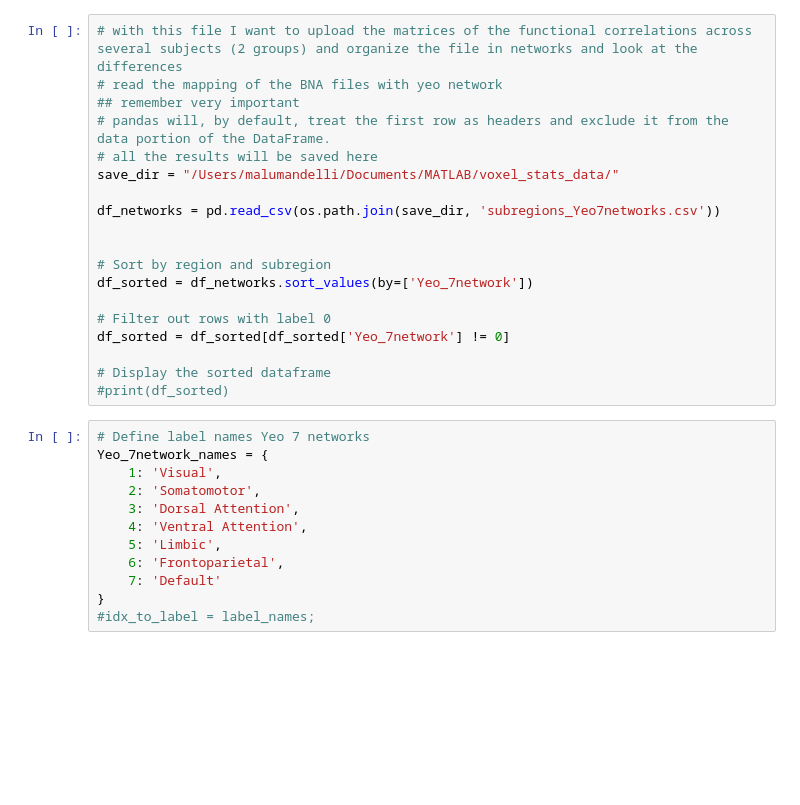
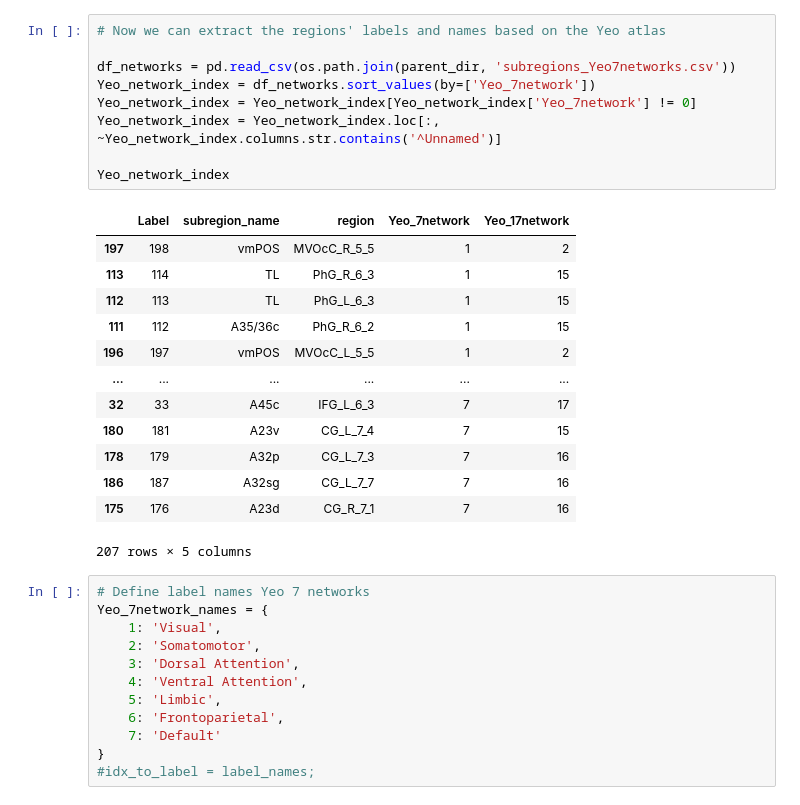
Before and after one commit to janhavi-pillai/connectiviz, a Jupyter notebook: Yeo_functional_networks_plot.ipynb, the cells around one changed output. Cells and saved outputs as stored; diff of their text form; blank space fills up the shorter version.

Commit message:
updated functions

```diff
--- a/Yeo_functional_networks_plot.ipynb
+++ b/Yeo_functional_networks_plot.ipynb
@@ -32,22 +38,26 @@ plotting.plot_roi(
-# %%
-# with this file I want to upload the matrices of the functional correlations across several subjects (2 groups) and organize the file in networks and look at the differences
-# read the mapping of the BNA files with yeo network
-## remember very important
-# pandas will, by default, treat the first row as headers and exclude it from the data portion of the DataFrame.
-# all the results will be saved here
-save_dir = "/Users/malumandelli/Documents/MATLAB/voxel_stats_data/"
-
-df_networks = pd.read_csv(os.path.join(save_dir, 'subregions_Yeo7networks.csv'))
-
-
-# Sort by region and subregion
-df_sorted = df_networks.sort_values(by=['Yeo_7network'])
-
-# Filter out rows with label 0
-df_sorted = df_sorted[df_sorted['Yeo_7network'] != 0]
-
-# Display the sorted dataframe
-#print(df_sorted)
+# %%
+# Now we can extract the regions' labels and names based on the Yeo atlas
+
+df_networks = pd.read_csv(os.path.join(parent_dir, 'subregions_Yeo7networks.csv'))
+Yeo_network_index = df_networks.sort_values(by=['Yeo_7network'])
+Yeo_network_index = Yeo_network_index[Yeo_network_index['Yeo_7network'] != 0]
+Yeo_network_index = Yeo_network_index.loc[:, ~Yeo_network_index.columns.str.contains('^Unnamed')]
+
+Yeo_network_index
+# %% [output]
+|  | Label | subregion_name | region | Yeo_7network | Yeo_17network |
+| 197 | 198 | vmPOS | MVOcC_R_5_5 | 1 | 2 |
+| 113 | 114 | TL | PhG_R_6_3 | 1 | 15 |
+| 112 | 113 | TL | PhG_L_6_3 | 1 | 15 |
+| 111 | 112 | A35/36c | PhG_R_6_2 | 1 | 15 |
+| 196 | 197 | vmPOS | MVOcC_L_5_5 | 1 | 2 |
+| ... | ... | ... | ... | ... | ... |
+| 32 | 33 | A45c | IFG_L_6_3 | 7 | 17 |
+| 180 | 181 | A23v | CG_L_7_4 | 7 | 15 |
+| 178 | 179 | A32p | CG_L_7_3 | 7 | 16 |
+| 186 | 187 | A32sg | CG_L_7_7 | 7 | 16 |
+| 175 | 176 | A23d | CG_R_7_1 | 7 | 16 |
+207 rows × 5 columns
 # %%
 # Define label names Yeo 7 networks
 Yeo_7network_names = {
```
Also changed, not shown: parts of 8 cells of this notebook, 2 other files.
